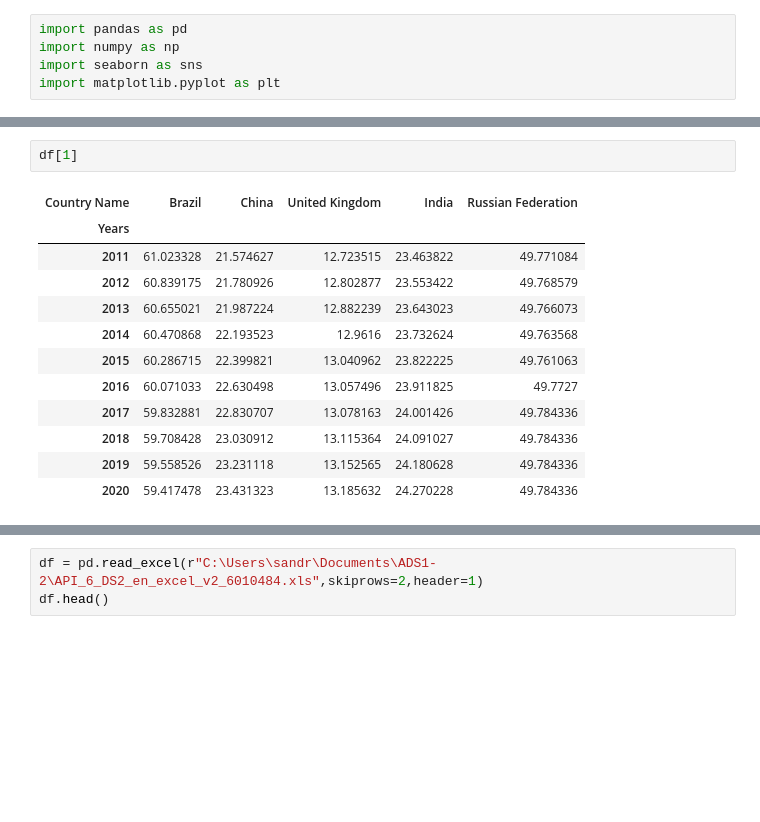
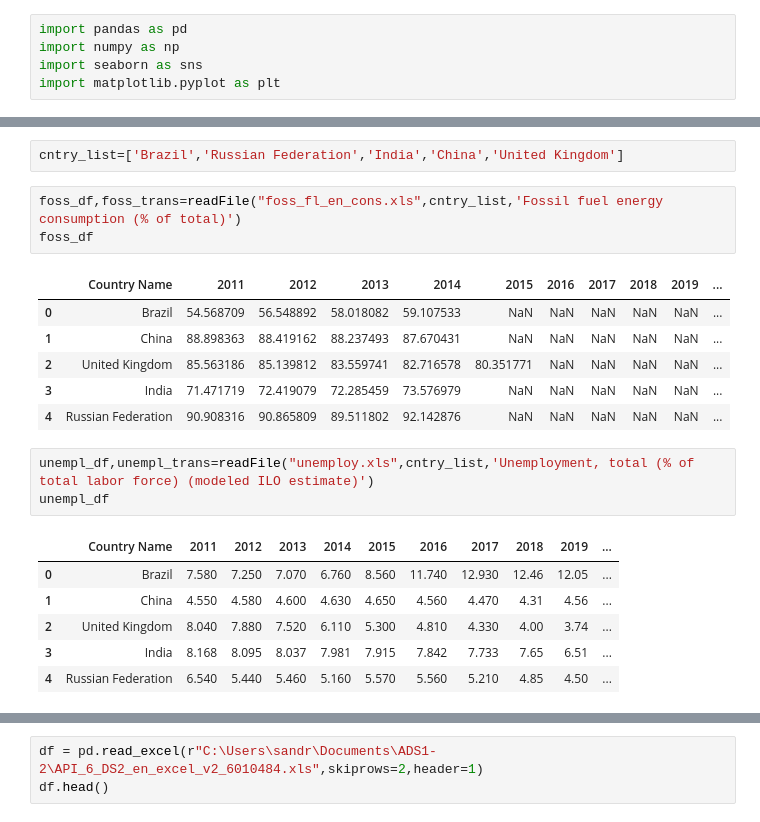
Before and after one commit to sandrabinu3/Statistics-and-Trends, a Jupyter notebook: ads12test.ipynb, the cells around one changed output, grey strips where cells are left out. Drawn from its saved outputs; the diff is of its cells as text; blank space fills up the shorter version.

```diff
--- a/ads12test.ipynb
+++ b/ads12test.ipynb
@@ -36,15 +25,22 @@ df[0]
-# %%
-df[1]
-# %% [output]
-| Country Name | Brazil | China | United Kingdom | India | Russian Federation |
-| Years |  |  |  |  |  |
-| 2011 | 61.023328 | 21.574627 | 12.723515 | 23.463822 | 49.771084 |
-| 2012 | 60.839175 | 21.780926 | 12.802877 | 23.553422 | 49.768579 |
-| 2013 | 60.655021 | 21.987224 | 12.882239 | 23.643023 | 49.766073 |
-| 2014 | 60.470868 | 22.193523 | 12.9616 | 23.732624 | 49.763568 |
-| 2015 | 60.286715 | 22.399821 | 13.040962 | 23.822225 | 49.761063 |
-| 2016 | 60.071033 | 22.630498 | 13.057496 | 23.911825 | 49.7727 |
-| 2017 | 59.832881 | 22.830707 | 13.078163 | 24.001426 | 49.784336 |
-| 2018 | 59.708428 | 23.030912 | 13.115364 | 24.091027 | 49.784336 |
-| 2019 | 59.558526 | 23.231118 | 13.152565 | 24.180628 | 49.784336 |
-| 2020 | 59.417478 | 23.431323 | 13.185632 | 24.270228 | 49.784336 |
+# %%
+cntry_list=['Brazil','Russian Federation','India','China','United Kingdom']
+# %%
+foss_df,foss_trans=readFile("foss_fl_en_cons.xls",cntry_list,'Fossil fuel energy consumption (% of total)')
+foss_df
+# %% [output]
+|  | Country Name | 2011 | 2012 | 2013 | 2014 | 2015 | 2016 | 2017 | 2018 | 2019 | ... |
+| 0 | Brazil | 54.568709 | 56.548892 | 58.018082 | 59.107533 | NaN | NaN | NaN | NaN | NaN | ... |
+| 1 | China | 88.898363 | 88.419162 | 88.237493 | 87.670431 | NaN | NaN | NaN | NaN | NaN | ... |
+| 2 | United Kingdom | 85.563186 | 85.139812 | 83.559741 | 82.716578 | 80.351771 | NaN | NaN | NaN | NaN | ... |
+| 3 | India | 71.471719 | 72.419079 | 72.285459 | 73.576979 | NaN | NaN | NaN | NaN | NaN | ... |
+| 4 | Russian Federation | 90.908316 | 90.865809 | 89.511802 | 92.142876 | NaN | NaN | NaN | NaN | NaN | ... |
+# %%
+unempl_df,unempl_trans=readFile("unemploy.xls",cntry_list,'Unemployment, total (% of total labor force) (modeled ILO estimate)')
+unempl_df
+# %% [output]
+|  | Country Name | 2011 | 2012 | 2013 | 2014 | 2015 | 2016 | 2017 | 2018 | 2019 | ... |
+| 0 | Brazil | 7.580 | 7.250 | 7.070 | 6.760 | 8.560 | 11.740 | 12.930 | 12.46 | 12.05 | ... |
+| 1 | China | 4.550 | 4.580 | 4.600 | 4.630 | 4.650 | 4.560 | 4.470 | 4.31 | 4.56 | ... |
+| 2 | United Kingdom | 8.040 | 7.880 | 7.520 | 6.110 | 5.300 | 4.810 | 4.330 | 4.00 | 3.74 | ... |
+| 3 | India | 8.168 | 8.095 | 8.037 | 7.981 | 7.915 | 7.842 | 7.733 | 7.65 | 6.51 | ... |
+| 4 | Russian Federation | 6.540 | 5.440 | 5.460 | 5.160 | 5.570 | 5.560 | 5.210 | 4.85 | 4.50 | ... |
```
Also changed, not shown: parts of 14 cells of this notebook, 12 other files.
